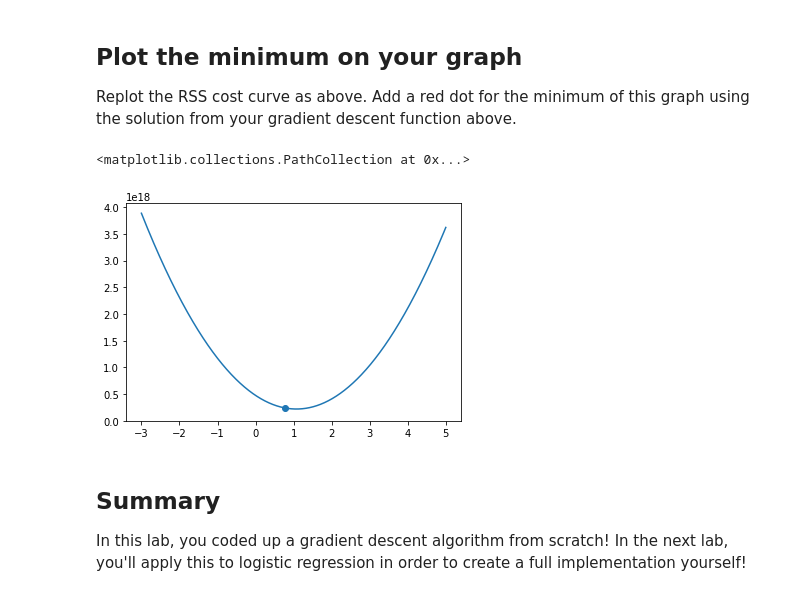
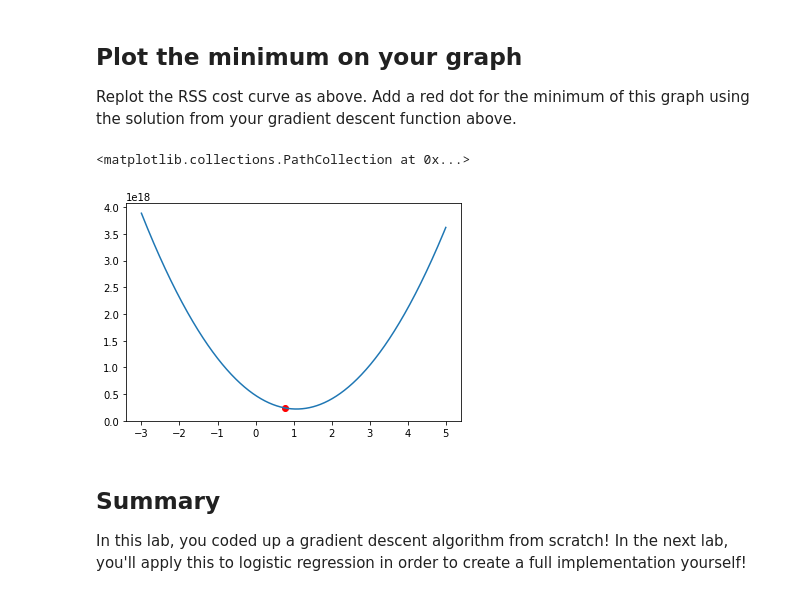
Before and after one commit to jmt0221/dsc-gradient-descent-lab-nyc-ds-082619, a Jupyter notebook: index.ipynb, the cells around one changed output. Cells and saved outputs as stored; diff of their text form; code cells hidden in the pictures.

```diff
--- a/index.ipynb
+++ b/index.ipynb
@@ -158,12 +158,12 @@ Replot the RSS cost curve as above. Add a red dot for the minimum of this graph
 # %%
 # Your code here
 x = np.linspace(-3,5,10**3)
 y = [rss(i) for i in x]
 plt.plot(x,y)
-plt.scatter(.7728,rss(.7728))
+plt.scatter(.7728,rss(.7728),color='r')
 # %% [output]
 <matplotlib.collections.PathCollection at 0x...>
-[figure, old version]
+[figure, new version]
 # %% [markdown]
 ## Summary
 
```
